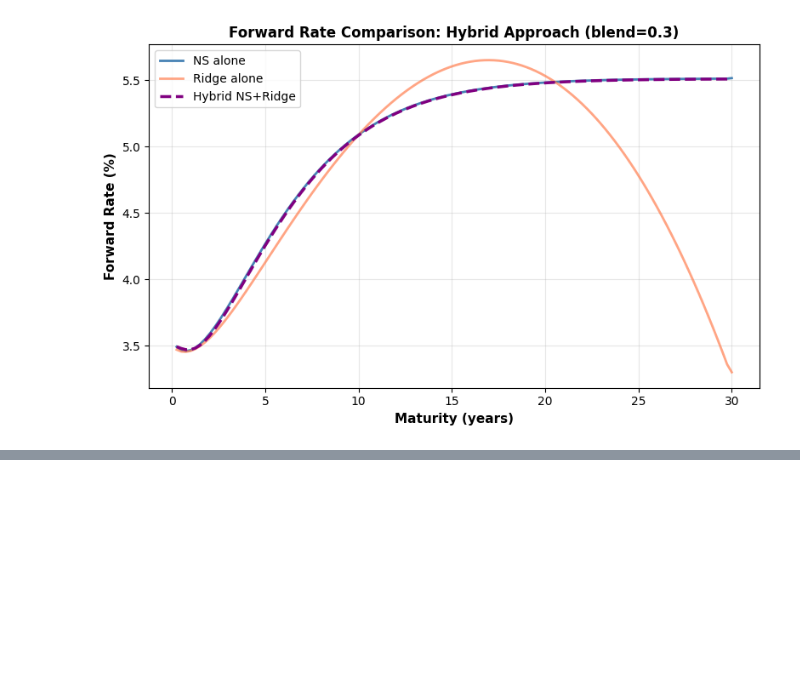
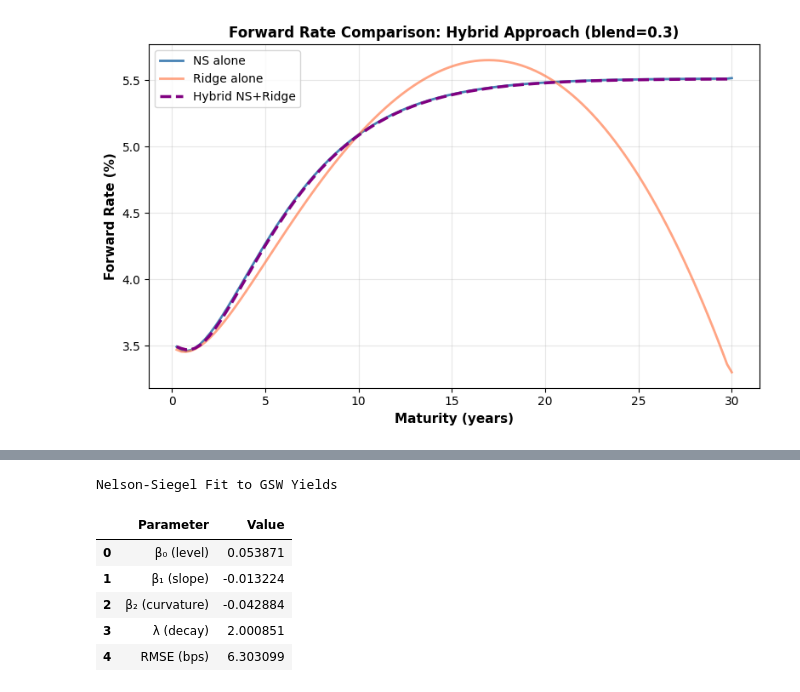
Before and after one commit to AdithSrinivasan/treasury-curve-models, a Jupyter notebook: fitting_yield_curves.ipynb, the cells around one changed output, grey strips where cells are left out. Saved outputs shown, nothing was run; the diff lists cells and outputs as text; code cells hidden in the pictures; blank space fills up the shorter version.

```diff
--- a/fitting_yield_curves.ipynb
+++ b/fitting_yield_curves.ipynb
@@ -2867,0 +2917,31 @@ Hybrid NS + Ridge: Sanity Checks
+# %%
+# Fit Nelson-Siegel to GSW yields and display results in a styled DataFrame
+ns_gsw = fit_ns_yields_sse(tau_gsw, y_gsw)
+
+ns_gsw_df = pd.DataFrame({
+    "Parameter": [
+        "β₀ (level)",
+        "β₁ (slope)",
+        "β₂ (curvature)",
+        "λ  (decay)",
+        "RMSE (bps)"
+    ],
+    "Value": [
+        ns_gsw.beta0,
+        ns_gsw.beta1,
+        ns_gsw.beta2,
+        ns_gsw.lam,
+        ns_gsw.rmse_bps
+    ]
+})
+
+ns_gsw_df = ns_gsw_df.style.set_caption("Nelson-Siegel Fit to GSW Yields")
+display(ns_gsw_df)
+# %% [output]
+Nelson-Siegel Fit to GSW Yields
+|  | Parameter | Value |
+| 0 | β₀ (level) | 0.053871 |
+| 1 | β₁ (slope) | -0.013224 |
+| 2 | β₂ (curvature) | -0.042884 |
+| 3 | λ (decay) | 2.000851 |
+| 4 | RMSE (bps) | 6.303099 |
```
Also changed, not shown: parts of 21 cells of this notebook.
